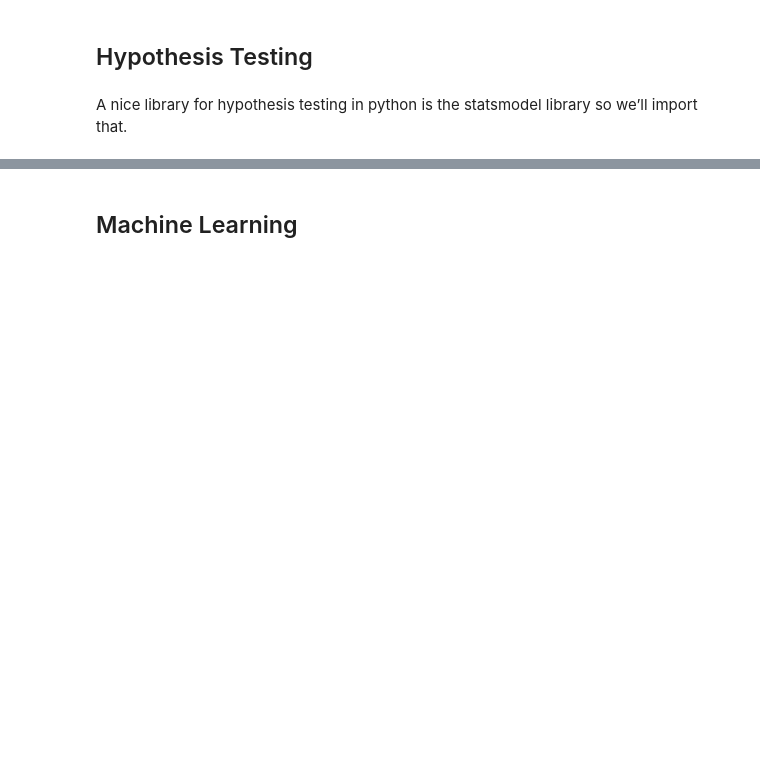
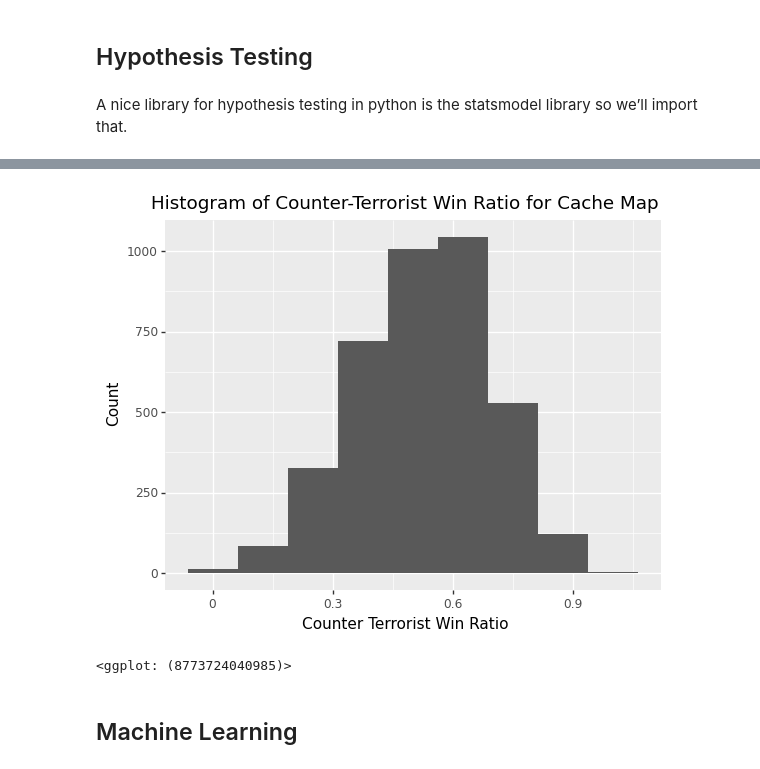
Before and after one commit to wilgaboury/cmsc320-final, a Jupyter notebook: final_project.ipynb, the cells around one changed output, grey strips where cells are left out. Drawn from its saved outputs; the diff is of its cells as text; code cells hidden in the pictures; blank space fills up the shorter version.

```diff
--- a/final_project.ipynb
+++ b/final_project.ipynb
@@ -172,3 +176,12 @@ map_ht_df[['smaller', 'larger']]
+# %%
+(ggplot(map_df[map_df['map'] == 'Cache'], aes(x='ct_win_ratio')) +
+    geom_histogram(binwidth=.125) +
+    labs(title='Histogram of Counter-Terrorist Win Ratio for Cache Map',
+        x='Counter Terrorist Win Ratio',
+        y='Count'))
+# %% [output]
+[figure, added]
+<ggplot: (8773724040985)>
 # %% [markdown]
 ## Machine Learning
 # %%
```
Also changed, not shown: parts of 7 cells of this notebook.
